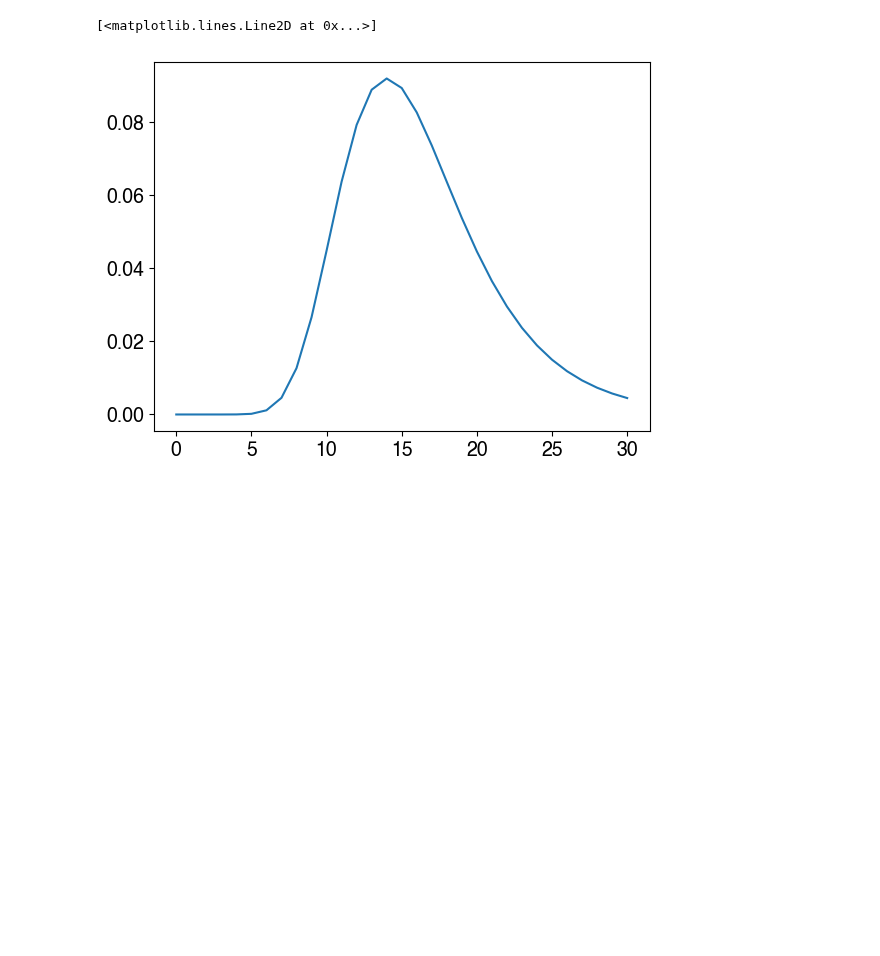
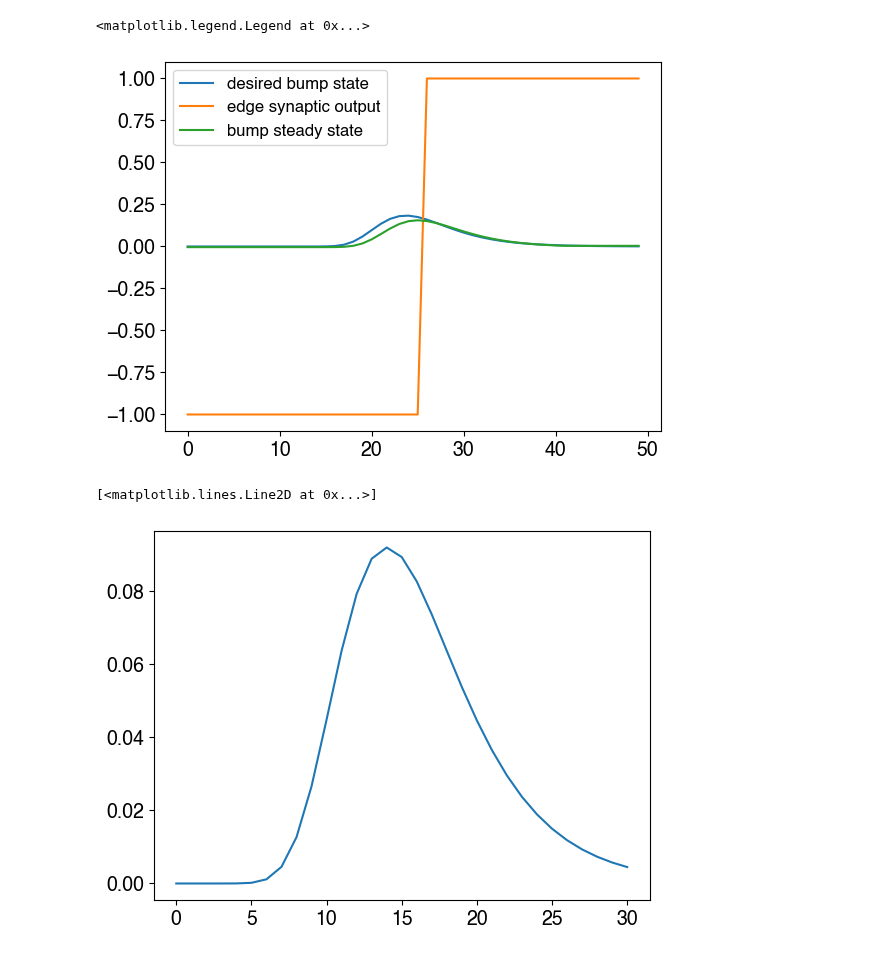
Before and after one commit to Collective-Logic-Lab/laplace-decisions, a Jupyter notebook: develop-exponential-decay-translation.ipynb, the cells around one changed output. Saved outputs shown, nothing was run; the diff lists cells and outputs as text; code cells hidden in the pictures; blank space fills up the shorter version.

```diff
--- a/develop-exponential-decay-translation.ipynb
+++ b/develop-exponential-decay-translation.ipynb
@@ -64,3 +84,20 @@ net.Jmat_no_feedback = np.block([[net.edge_Jmat, np.zeros((Npopulation,Npopulati
+# %%
+# 2024/1/26 design edge_bump_Jmat to give the desired bump given step function input
+# TO DO: THIS LOOKS DECENT BY EYE---HOW CAN WE MAKE IT (NUMERICALLY) EXACT?
+edge_state = net.J*(2*desiredEdgeRates(np.linspace(0,Npopulation),t_0,delta_z=delta_z,n_0=n_0)-1)
+bump_state = net.J*desiredBumpRates(np.linspace(0,Npopulation),t_0,delta_z=delta_z,n_0=n_0)
+bump_kernel = np.array([desiredBumpRates(30-n,1,n_0=14) for n in range(32)])
+deriv_bump_kernel = bump_kernel[:-1] - bump_kernel[1:]
+edge_bump_Jmat = delta_z**4*interaction_matrix_from_kernel(deriv_bump_kernel,Npopulation,normed=True)
+edge_synaptic_out = net.nonlinearity(edge_state)
+bump_steady_state = np.dot(edge_bump_Jmat,edge_synaptic_out)
+plt.plot(bump_state,label='desired bump state')
+plt.plot(edge_synaptic_out,label='edge synaptic output')
+plt.plot(bump_steady_state,label='bump steady state')
+plt.legend()
+# %% [output]
+<matplotlib.legend.Legend at 0x...>
+[figure, added]
 # %%
 plt.plot([desiredBumpRates(n,1,n_0=14) for n in range(31)])
 # %% [output]
```
Also changed, not shown: parts of 10 cells of this notebook.
